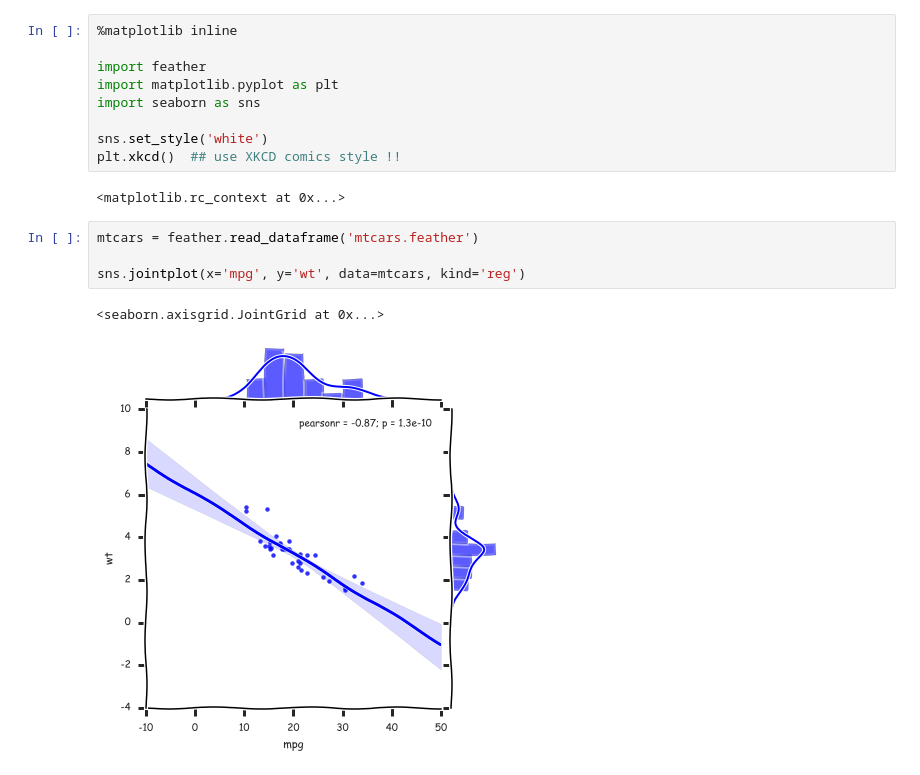
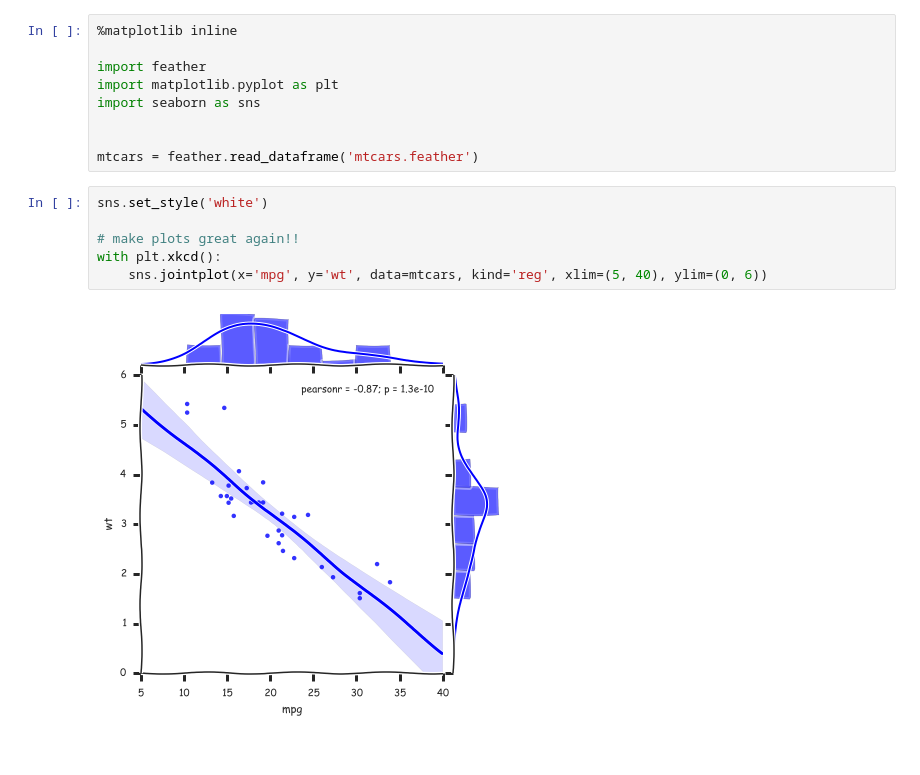
Before and after one commit to rongmu/jupyter.py, a Jupyter notebook: feather-seaborn/feather-seaborn.ipynb, the cells around one changed output. Cells and saved outputs as stored; diff of their text form.

```diff
--- a/feather-seaborn/feather-seaborn.ipynb
+++ b/feather-seaborn/feather-seaborn.ipynb
@@ -5,14 +5,13 @@ import feather
 import matplotlib.pyplot as plt
 import seaborn as sns
 
-sns.set_style('white')
-plt.xkcd()  ## use XKCD comics style !!
+
+mtcars = feather.read_dataframe('mtcars.feather')
-# %% [output]
-<matplotlib.rc_context at 0x...>
 # %%
-mtcars = feather.read_dataframe('mtcars.feather')
+sns.set_style('white')
 
-sns.jointplot(x='mpg', y='wt', data=mtcars, kind='reg')
+# make plots great again!!
+with plt.xkcd():
+    sns.jointplot(x='mpg', y='wt', data=mtcars, kind='reg', xlim=(5, 40), ylim=(0, 6))
 # %% [output]
-<seaborn.axisgrid.JointGrid at 0x...>
-[figure, old version]
+[figure, new version]
```
